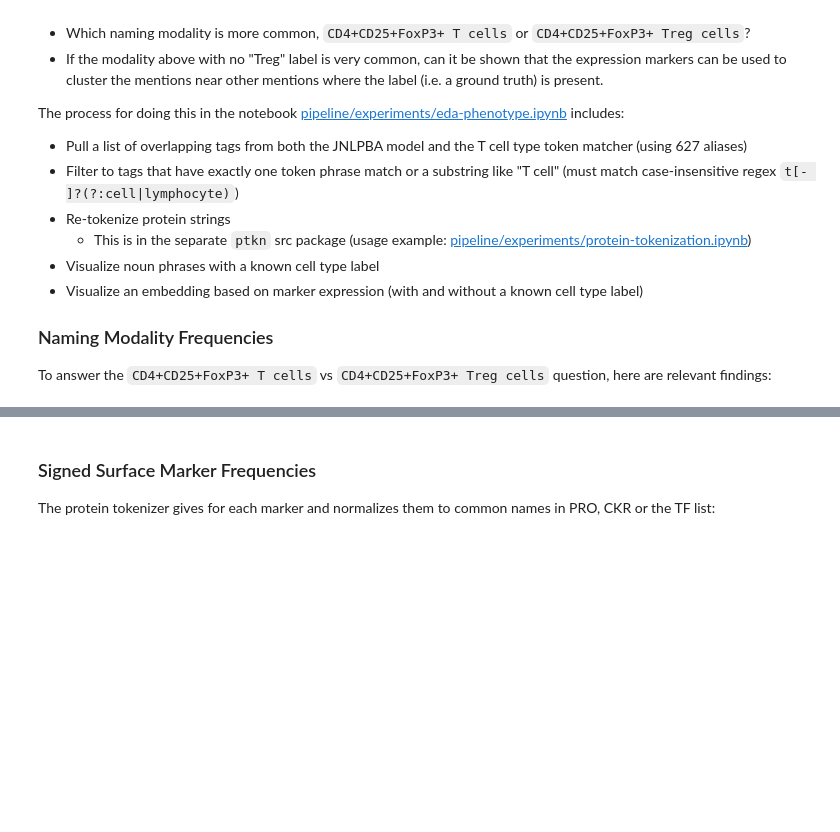
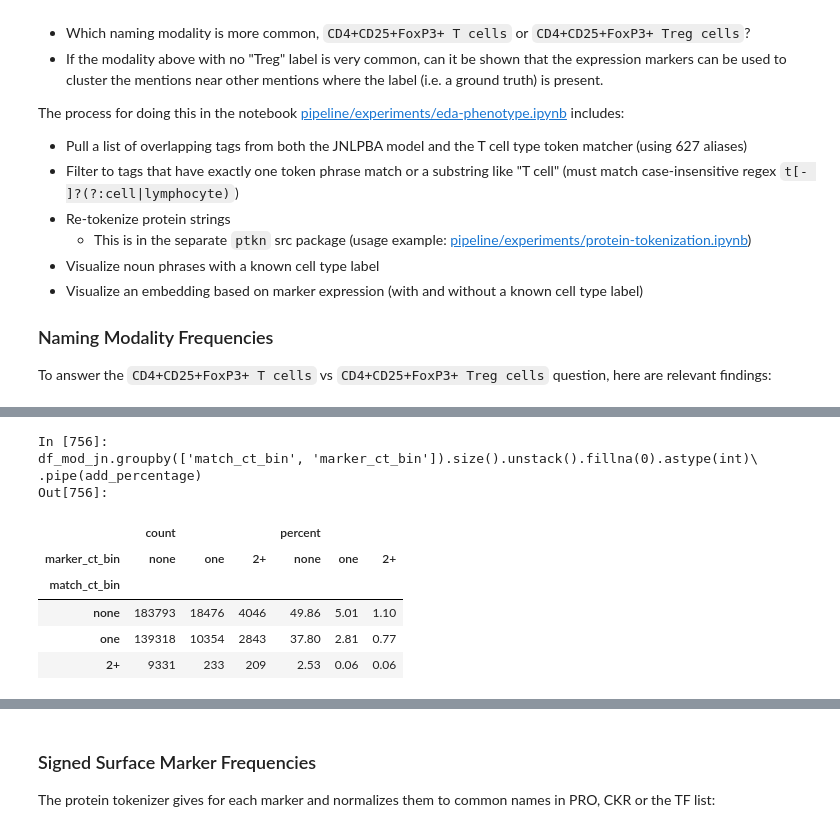
Before and after one commit to hammerlab/t-cell-relation-extraction, a Jupyter notebook: results/summary.render.ipynb, the cells around one changed output, grey strips where cells are left out. Saved outputs shown, nothing was run; the diff lists cells and outputs as text; code cells hidden in the pictures; blank space fills up the shorter version.

```diff
--- a/results/summary.render.ipynb
+++ b/results/summary.render.ipynb
@@ -217,0 +219,13 @@ Out[614]:
+# %%
+# Same as above but with total tag counts rather than unique tags
+show_cell(NB_PHEN_INF, 'totalct1')
+# %% [output]
+In [756]:
+df_mod_jn.groupby(['match_ct_bin', 'marker_ct_bin']).size().unstack().fillna(0).astype(int)\ .pipe(add_percentage)
+Out[756]:
+|  | count |  |  | percent |  |  |
+| marker_ct_bin | none | one | 2+ | none | one | 2+ |
+| match_ct_bin |  |  |  |  |  |  |
+| none | 183793 | 18476 | 4046 | 49.86 | 5.01 | 1.10 |
+| one | 139318 | 10354 | 2843 | 37.80 | 2.81 | 0.77 |
+| 2+ | 9331 | 233 | 209 | 2.53 | 0.06 | 0.06 |
```
Also changed, not shown: parts of 5 cells of this notebook, 1 other file.
